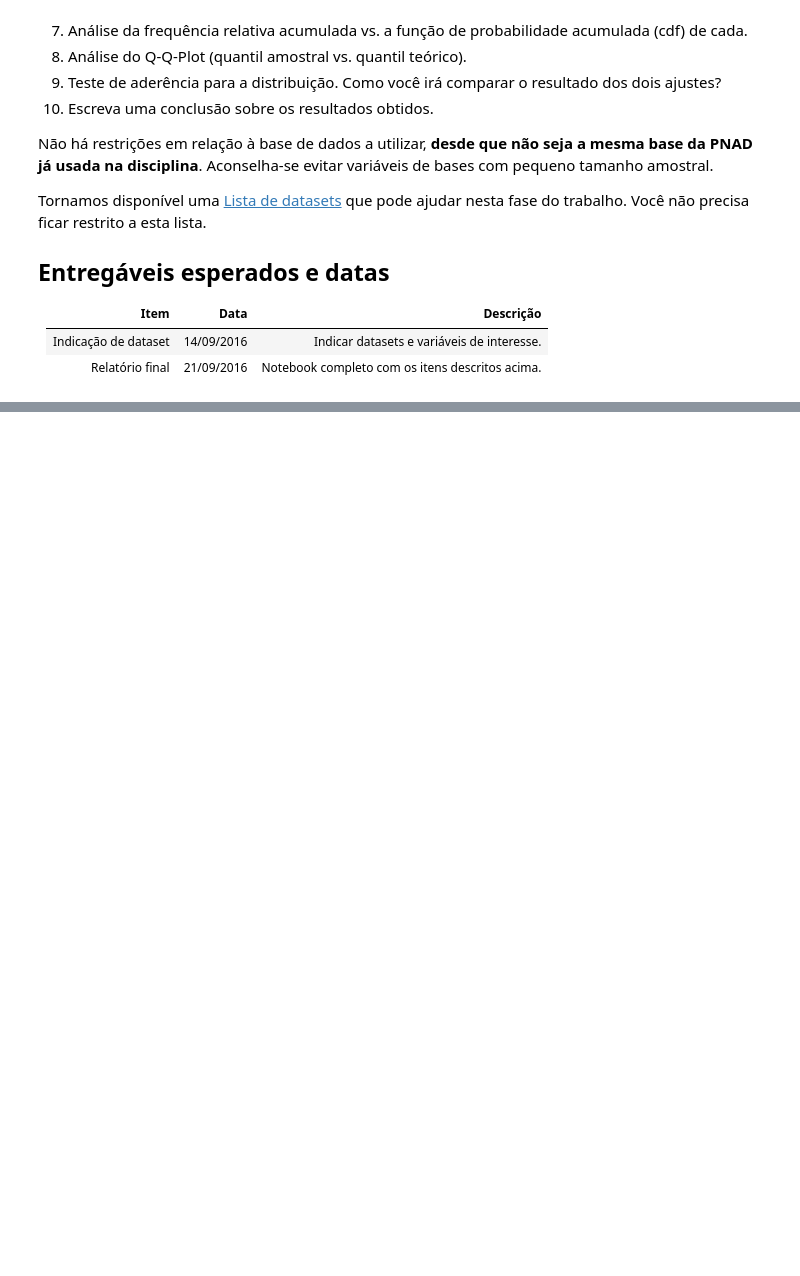
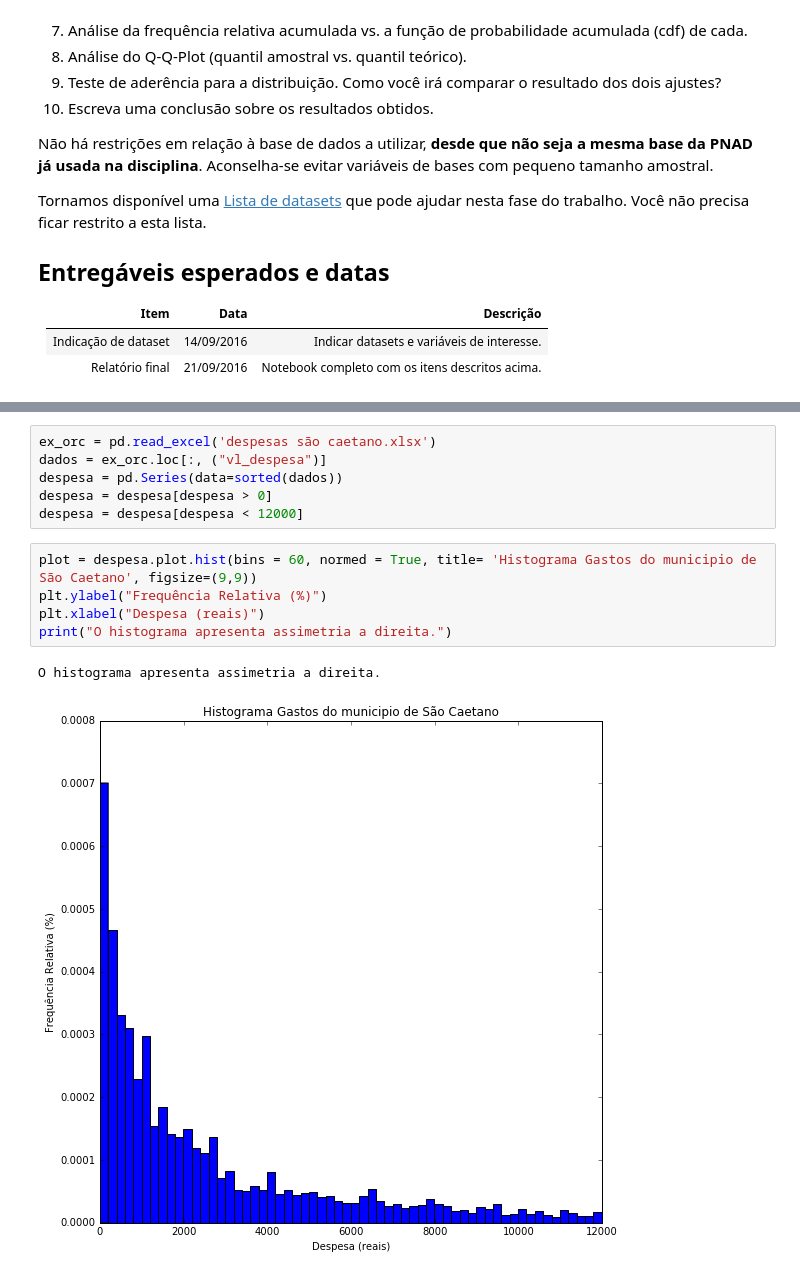
Before and after one commit to rafaelmarzolla/Ciencia-dos-Dados, a Jupyter notebook: MiniProjeto1(1).ipynb, the cells around one changed output, grey strips where cells are left out. Saved outputs shown, nothing was run; the diff lists cells and outputs as text; blank space fills up the shorter version.

```diff
--- a/MiniProjeto1(1).ipynb
+++ b/MiniProjeto1(1).ipynb
@@ -43,0 +56,14 @@ Relatório final| 21/09/2016| Notebook completo com os itens descritos acima.
+# %%
+ex_orc = pd.read_excel('despesas são caetano.xlsx')
+dados = ex_orc.loc[:, ("vl_despesa")]
+despesa = pd.Series(data=sorted(dados))
+despesa = despesa[despesa > 0]
+despesa = despesa[despesa < 12000]
+# %%
+plot = despesa.plot.hist(bins = 60, normed = True, title= 'Histograma Gastos do municipio de São Caetano', figsize=(9,9))
+plt.ylabel("Frequência Relativa (%)")
+plt.xlabel("Despesa (reais)")
+print("O histograma apresenta assimetria a direita.")
+# %% [output]
+O histograma apresenta assimetria a direita.
+[figure, added]
```
Also changed, not shown: parts of 24 cells of this notebook.
